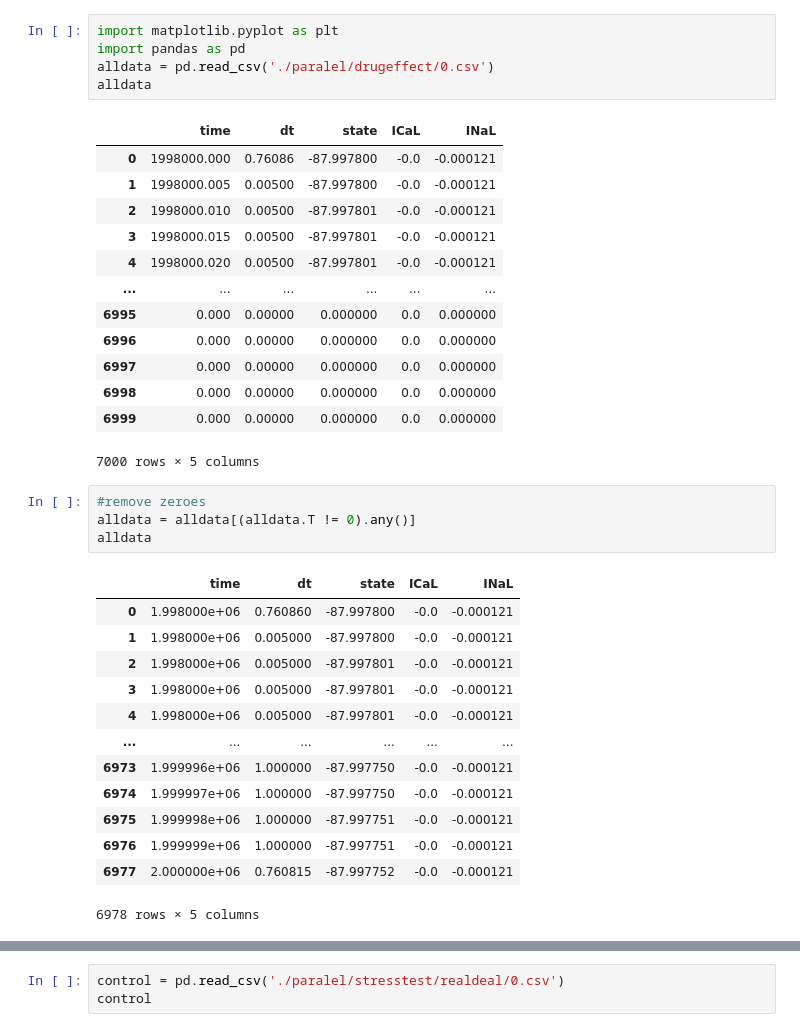
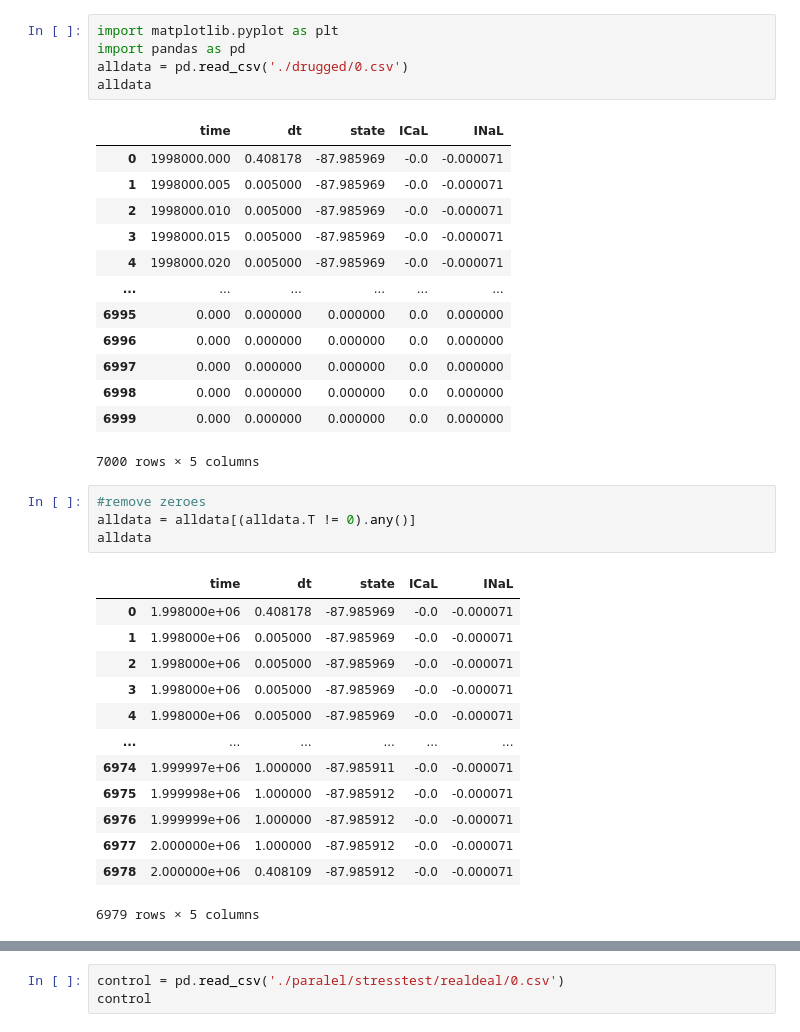
Before and after one commit to IritaSee/gpu_code_ground_up, a Jupyter notebook: result/parse.ipynb, the cells around one changed output, grey strips where cells are left out. Saved outputs shown, nothing was run; the diff lists cells and outputs as text.

```diff
--- a/result/parse.ipynb
+++ b/result/parse.ipynb
@@ -1,21 +1,21 @@
 # %%
 import matplotlib.pyplot as plt
 import pandas as pd
-alldata = pd.read_csv('./paralel/drugeffect/0.csv')
+alldata = pd.read_csv('./drugged/0.csv')
 alldata
 # %% [output]
 |  | time | dt | state | ICaL | INaL |
-| 0 | 1998000.000 | 0.76086 | -87.997800 | -0.0 | -0.000121 |
-| 1 | 1998000.005 | 0.00500 | -87.997800 | -0.0 | -0.000121 |
-| 2 | 1998000.010 | 0.00500 | -87.997801 | -0.0 | -0.000121 |
-| 3 | 1998000.015 | 0.00500 | -87.997801 | -0.0 | -0.000121 |
-| 4 | 1998000.020 | 0.00500 | -87.997801 | -0.0 | -0.000121 |
+| 0 | 1998000.000 | 0.408178 | -87.985969 | -0.0 | -0.000071 |
+| 1 | 1998000.005 | 0.005000 | -87.985969 | -0.0 | -0.000071 |
+| 2 | 1998000.010 | 0.005000 | -87.985969 | -0.0 | -0.000071 |
+| 3 | 1998000.015 | 0.005000 | -87.985969 | -0.0 | -0.000071 |
+| 4 | 1998000.020 | 0.005000 | -87.985969 | -0.0 | -0.000071 |
 | ... | ... | ... | ... | ... | ... |
-| 6995 | 0.000 | 0.00000 | 0.000000 | 0.0 | 0.000000 |
-| 6996 | 0.000 | 0.00000 | 0.000000 | 0.0 | 0.000000 |
-| 6997 | 0.000 | 0.00000 | 0.000000 | 0.0 | 0.000000 |
-| 6998 | 0.000 | 0.00000 | 0.000000 | 0.0 | 0.000000 |
-| 6999 | 0.000 | 0.00000 | 0.000000 | 0.0 | 0.000000 |
+| 6995 | 0.000 | 0.000000 | 0.000000 | 0.0 | 0.000000 |
+| 6996 | 0.000 | 0.000000 | 0.000000 | 0.0 | 0.000000 |
+| 6997 | 0.000 | 0.000000 | 0.000000 | 0.0 | 0.000000 |
+| 6998 | 0.000 | 0.000000 | 0.000000 | 0.0 | 0.000000 |
+| 6999 | 0.000 | 0.000000 | 0.000000 | 0.0 | 0.000000 |
 7000 rows × 5 columns
 # %%
 #remove zeroes
@@ -23,16 +23,16 @@ alldata = alldata[(alldata.T != 0).any()]
 alldata
 # %% [output]
 |  | time | dt | state | ICaL | INaL |
-| 0 | 1.998000e+06 | 0.760860 | -87.997800 | -0.0 | -0.000121 |
-| 1 | 1.998000e+06 | 0.005000 | -87.997800 | -0.0 | -0.000121 |
-| 2 | 1.998000e+06 | 0.005000 | -87.997801 | -0.0 | -0.000121 |
-| 3 | 1.998000e+06 | 0.005000 | -87.997801 | -0.0 | -0.000121 |
-| 4 | 1.998000e+06 | 0.005000 | -87.997801 | -0.0 | -0.000121 |
+| 0 | 1.998000e+06 | 0.408178 | -87.985969 | -0.0 | -0.000071 |
+| 1 | 1.998000e+06 | 0.005000 | -87.985969 | -0.0 | -0.000071 |
+| 2 | 1.998000e+06 | 0.005000 | -87.985969 | -0.0 | -0.000071 |
+| 3 | 1.998000e+06 | 0.005000 | -87.985969 | -0.0 | -0.000071 |
+| 4 | 1.998000e+06 | 0.005000 | -87.985969 | -0.0 | -0.000071 |
 | ... | ... | ... | ... | ... | ... |
-| 6973 | 1.999996e+06 | 1.000000 | -87.997750 | -0.0 | -0.000121 |
-| 6974 | 1.999997e+06 | 1.000000 | -87.997750 | -0.0 | -0.000121 |
-| 6975 | 1.999998e+06 | 1.000000 | -87.997751 | -0.0 | -0.000121 |
-| 6976 | 1.999999e+06 | 1.000000 | -87.997751 | -0.0 | -0.000121 |
-| 6977 | 2.000000e+06 | 0.760815 | -87.997752 | -0.0 | -0.000121 |
+| 6974 | 1.999997e+06 | 1.000000 | -87.985911 | -0.0 | -0.000071 |
+| 6975 | 1.999998e+06 | 1.000000 | -87.985912 | -0.0 | -0.000071 |
+| 6976 | 1.999999e+06 | 1.000000 | -87.985912 | -0.0 | -0.000071 |
+| 6977 | 2.000000e+06 | 1.000000 | -87.985912 | -0.0 | -0.000071 |
+| 6978 | 2.000000e+06 | 0.408109 | -87.985912 | -0.0 | -0.000071 |
-6978 rows × 5 columns
+6979 rows × 5 columns
 # %%
```
Also changed, not shown: parts of 4 cells of this notebook.
